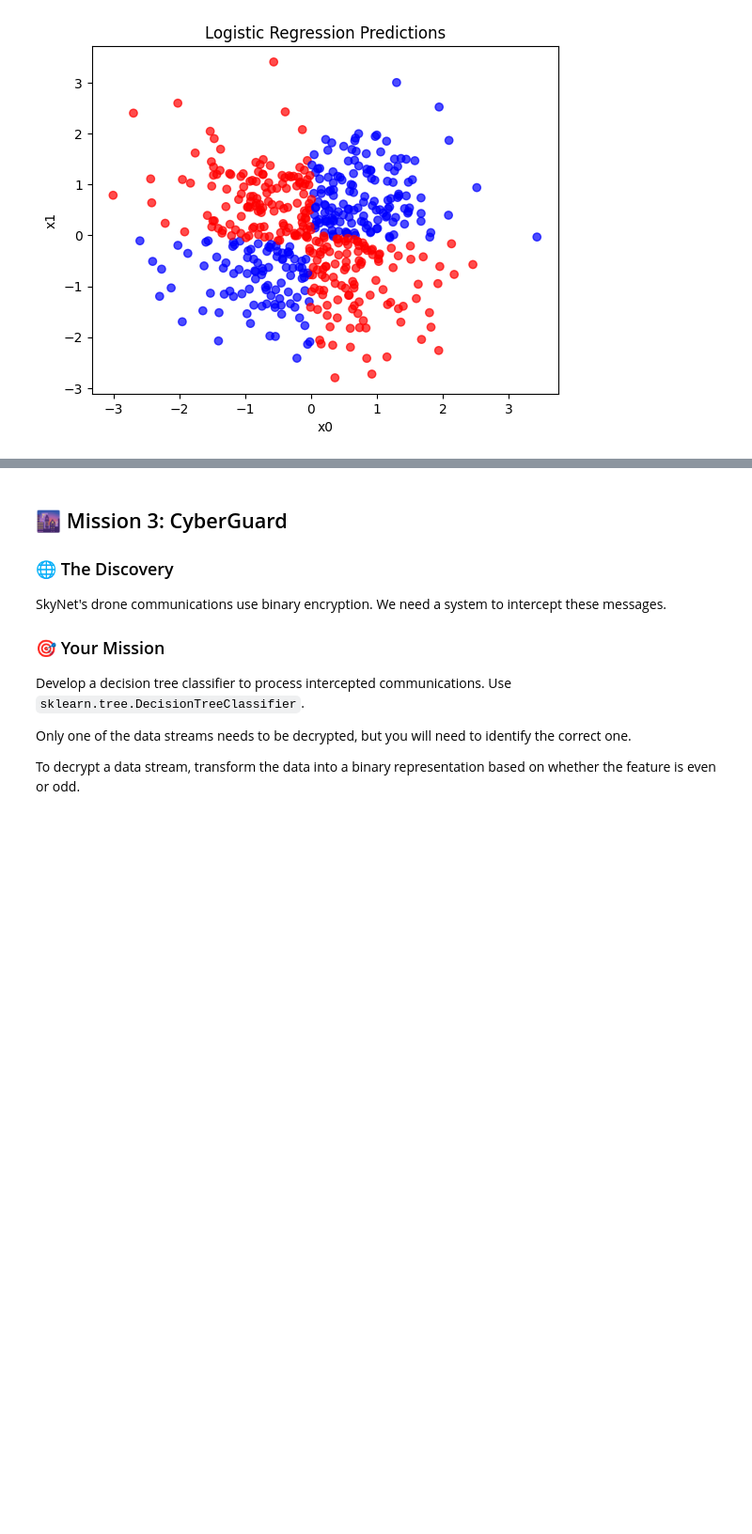
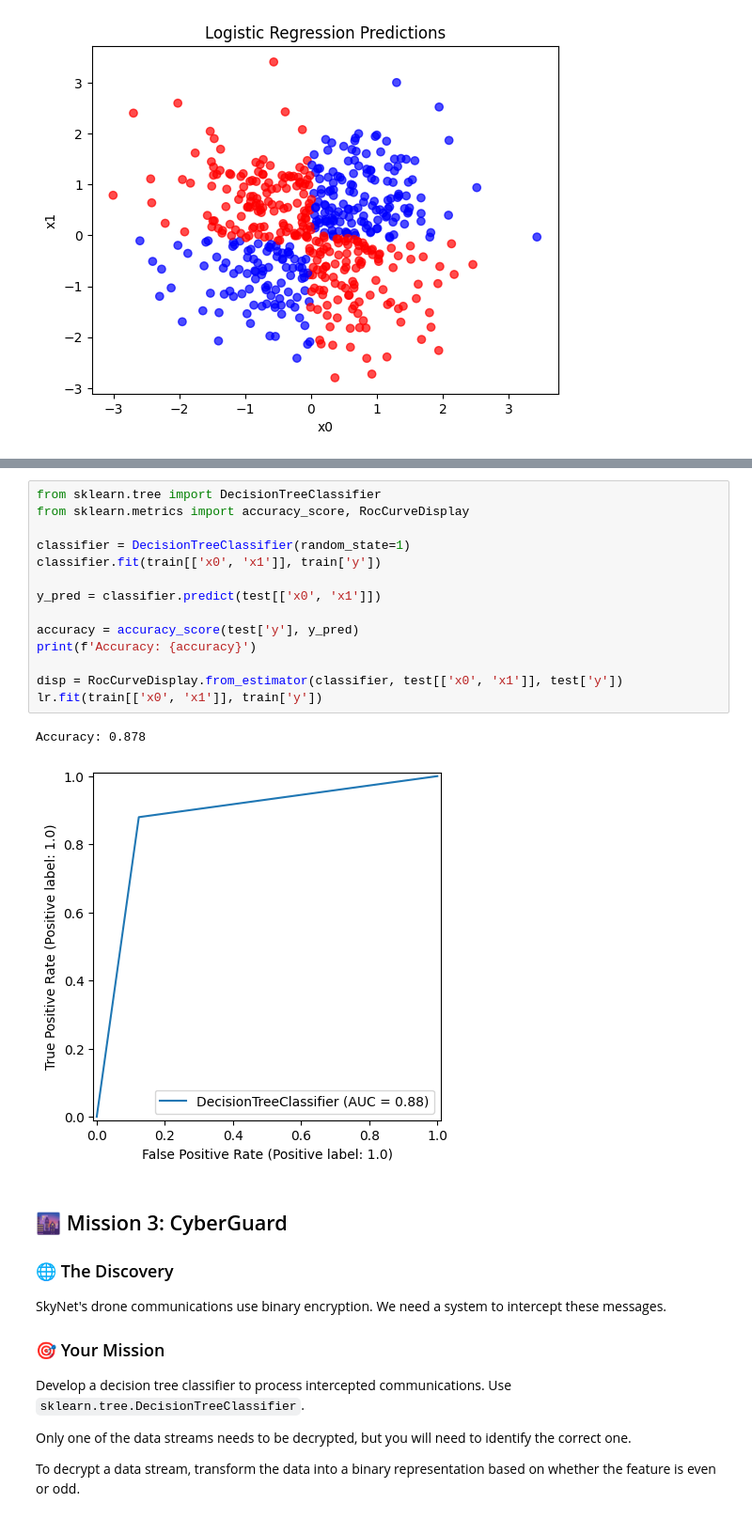
Before and after one commit to Eoely/TDT4172, a Jupyter notebook: a1/Chapter_1.ipynb, the cells around one changed output, grey strips where cells are left out. Shown at 94% size. Saved outputs shown, nothing was run; the diff lists cells and outputs as text; blank space fills up the shorter version.

Commit message:
Finished, maybe, mission 2
Some sloppy discussion, and only 1 ROC curve plot

```diff
--- a/a1/Chapter_1.ipynb
+++ b/a1/Chapter_1.ipynb
@@ -203,3 +209,20 @@ plt.show()
+# %%
+from sklearn.tree import DecisionTreeClassifier
+from sklearn.metrics import accuracy_score, RocCurveDisplay
+
+classifier = DecisionTreeClassifier(random_state=1)
+classifier.fit(train[['x0', 'x1']], train['y'])
+
+y_pred = classifier.predict(test[['x0', 'x1']])
+
+accuracy = accuracy_score(test['y'], y_pred)
+print(f'Accuracy: {accuracy}')
+
+disp = RocCurveDisplay.from_estimator(classifier, test[['x0', 'x1']], test['y'])
+lr.fit(train[['x0', 'x1']], train['y'])
+# %% [output]
+Accuracy: 0.878
+[figure, added]
 # %% [markdown]
 ## 🌆 Mission 3: CyberGuard
 
```
Also changed, not shown: parts of 4 cells of this notebook.
